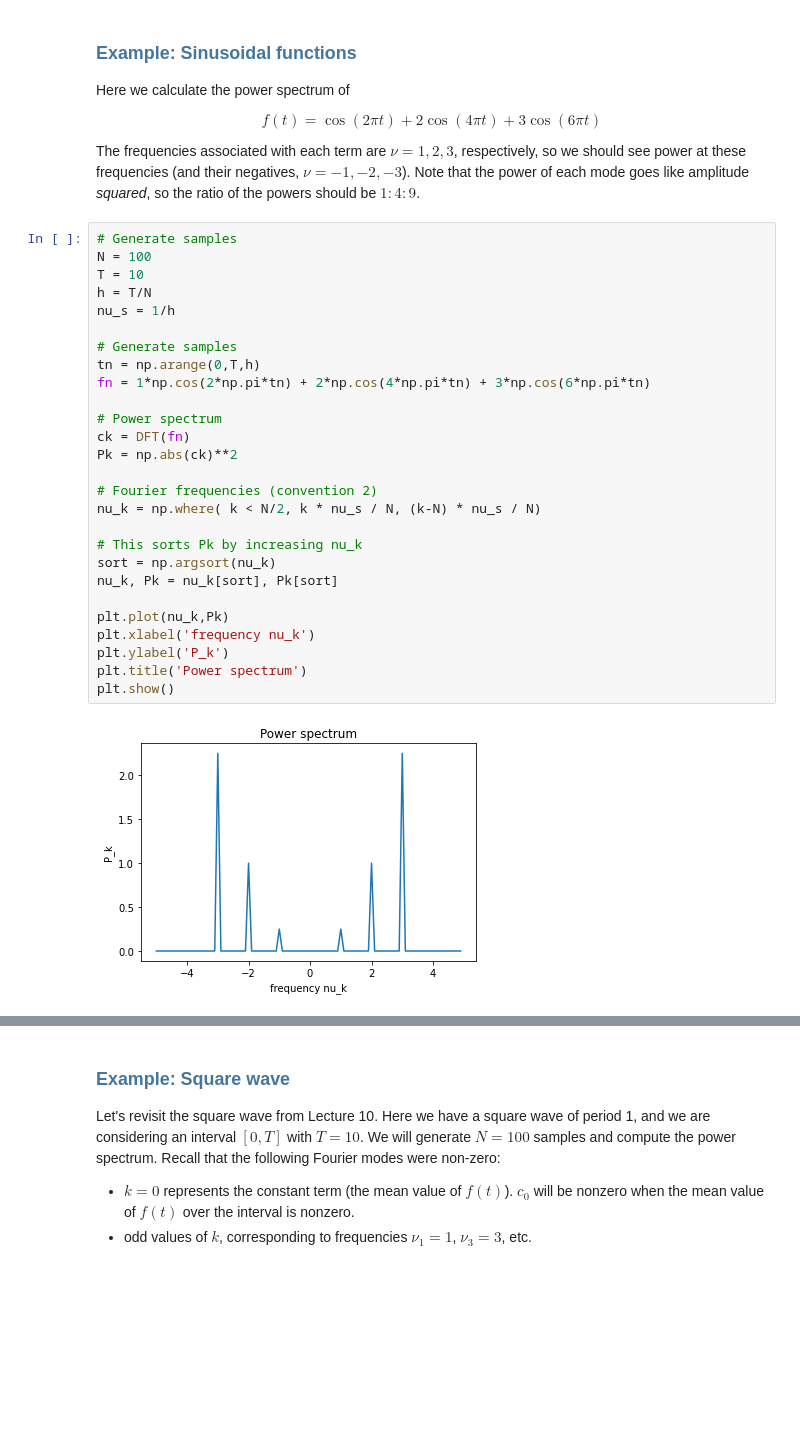
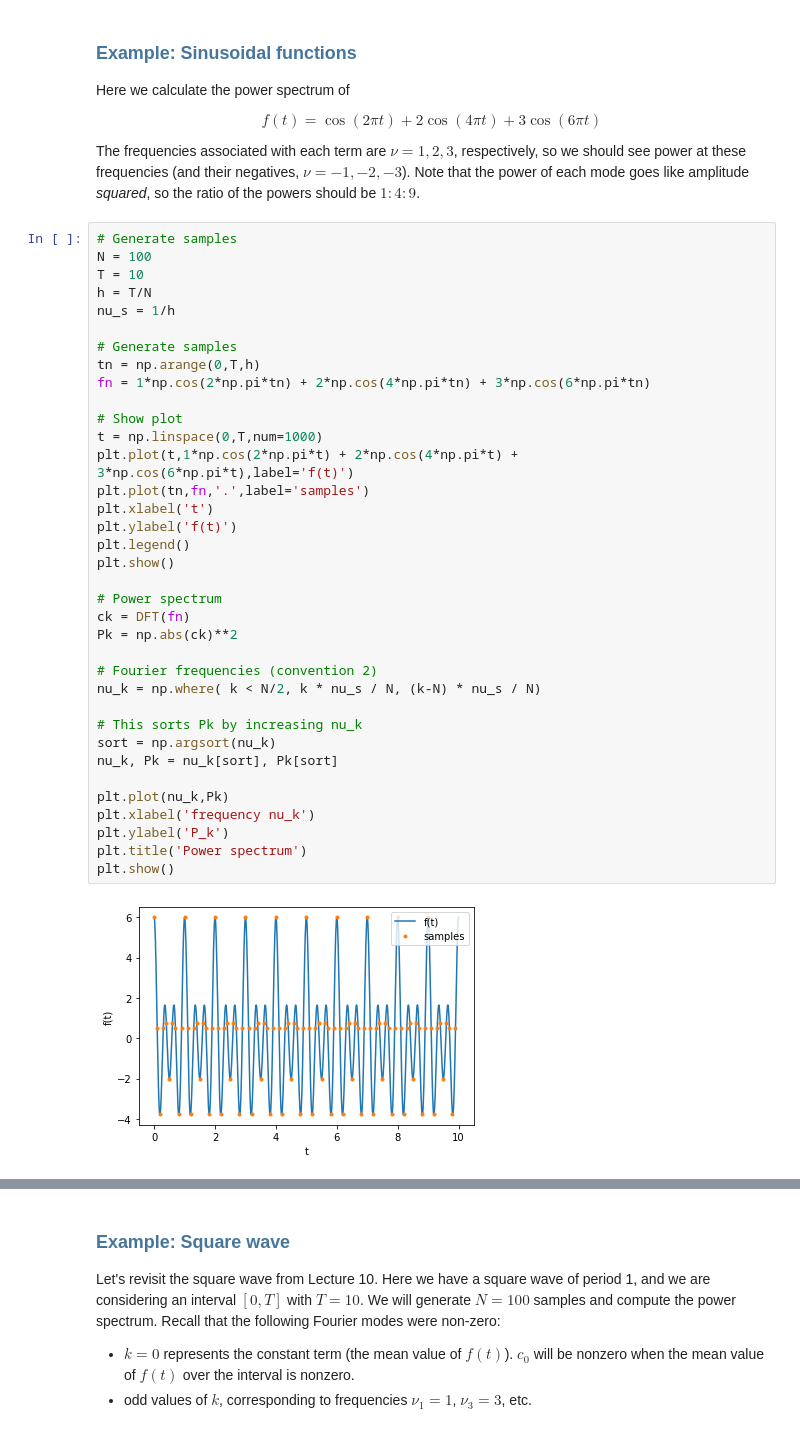
Before and after one commit to PHYS-2030-Computational-Methods/Lecture-notes, a Jupyter notebook: Lesson 11 - Discrete Fourier Transform.ipynb, the cells around one changed output, grey strips where cells are left out. Drawn from its saved outputs; the diff is of its cells as text; blank space fills up the shorter version.

```diff
--- a/Lesson 11 - Discrete Fourier Transform.ipynb
+++ b/Lesson 11 - Discrete Fourier Transform.ipynb
@@ -327,29 +327,38 @@ The frequencies associated with each term are $\nu = 1, 2, 3$, respectively, so
 # %%
 # Generate samples
 N = 100
 T = 10
 h = T/N
 nu_s = 1/h
 
 # Generate samples
 tn = np.arange(0,T,h)
 fn = 1*np.cos(2*np.pi*tn) + 2*np.cos(4*np.pi*tn) + 3*np.cos(6*np.pi*tn)
+
+# Show plot
+t = np.linspace(0,T,num=1000)
+plt.plot(t,1*np.cos(2*np.pi*t) + 2*np.cos(4*np.pi*t) + 3*np.cos(6*np.pi*t),label='f(t)')
+plt.plot(tn,fn,'.',label='samples')
+plt.xlabel('t')
+plt.ylabel('f(t)')
+plt.legend()
+plt.show()
 
 # Power spectrum
 ck = DFT(fn)
 Pk = np.abs(ck)**2
 
 # Fourier frequencies (convention 2)
 nu_k = np.where( k < N/2, k * nu_s / N, (k-N) * nu_s / N)
 
 # This sorts Pk by increasing nu_k
 sort = np.argsort(nu_k)
 nu_k, Pk = nu_k[sort], Pk[sort]
 
 plt.plot(nu_k,Pk)
 plt.xlabel('frequency nu_k')
 plt.ylabel('P_k')
 plt.title('Power spectrum')
 plt.show()
 # %% [output]
-[figure, old version]
+[figure, new version]
```
Also changed, not shown: parts of 4 cells of this notebook.
